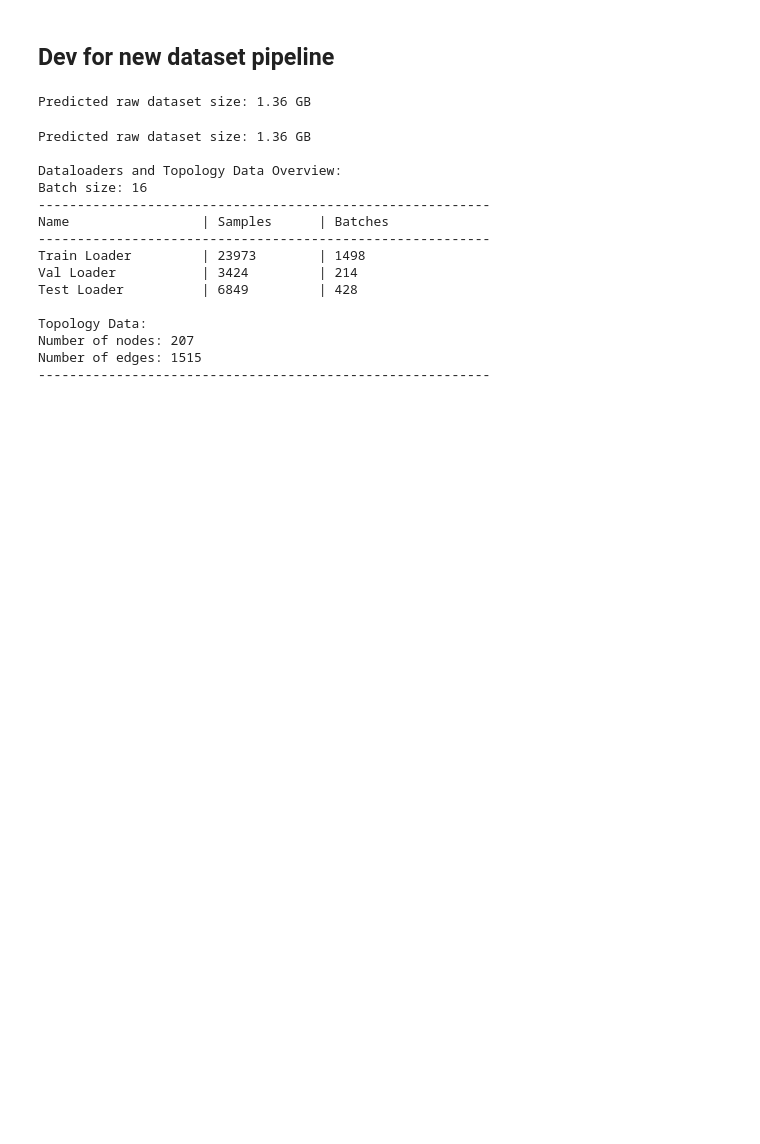
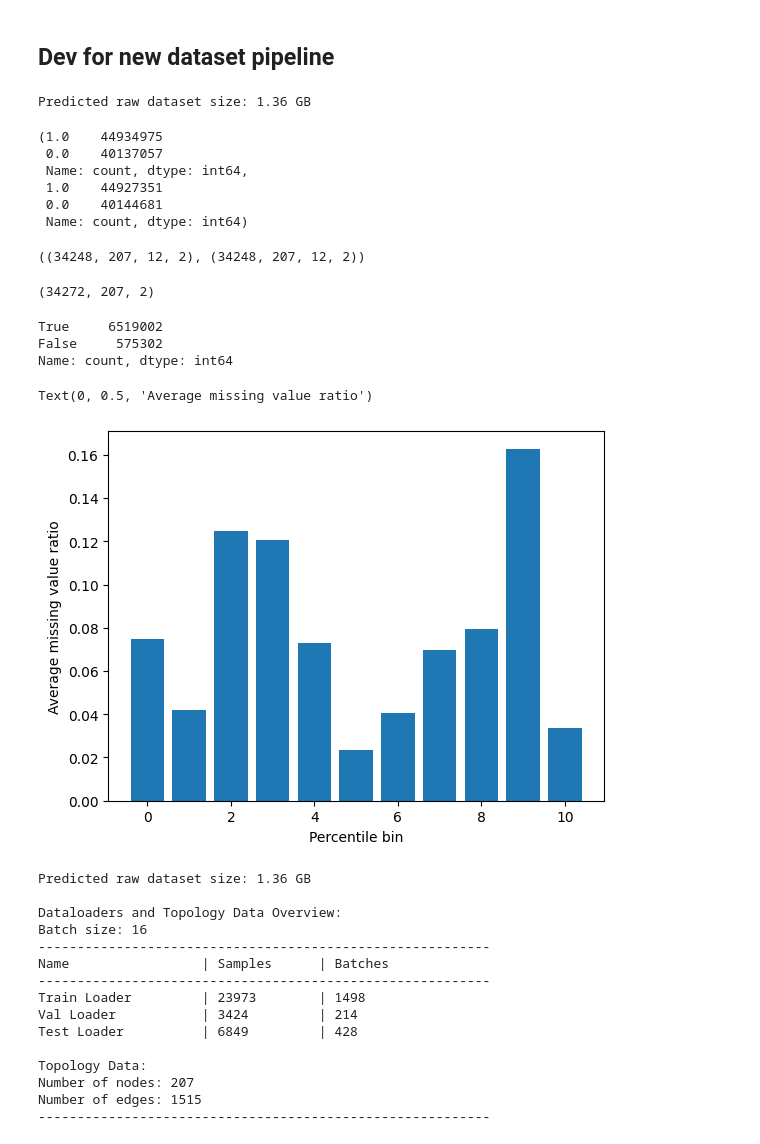
Before and after one commit to Mu-Bilal/Temporal-Graph-MLP-Mixer, a Jupyter notebook: src/TGMM-1/dev/dataset_understanding.ipynb, the cells around one changed output. Cells and saved outputs as stored; diff of their text form; code cells hidden in the pictures; blank space fills up the shorter version.

Commit message:
Added: Missing-value mask propagation to model

```diff
--- a/src/TGMM-1/dev/dataset_understanding.ipynb
+++ b/src/TGMM-1/dev/dataset_understanding.ipynb
@@ -185,5 +178,25 @@ cfg.dataset_HDTTS.mode = OmegaConf.merge(cfg.dataset_HDTTS.mode, failure_cfg)
 # %%
+from importlib import reload
+import model.dataset as dataset
+reload(dataset)
 from model.dataset import get_data_raw
-x, y, edge_index, edge_weight, n_nodes, data = get_data_raw(cfg, root='/mnt/cephfs/store/gr-mc2473/lc865/workspace/GNN/data_HDTTS')
+
+dataset = 'la'
+cfg = load_config(configs_dir='/home/lc865/workspace/DL-GNNs/Temporal-Graph-MLP-Mixer/src/TGMM-1/train/configs', dataset_name=dataset)
+
+x, y, mask_x, mask_y, edge_index, edge_weight, n_nodes, metadata = get_data_raw(cfg, root='/mnt/cephfs/store/gr-mc2473/lc865/workspace/GNN/data_HDTTS')
 # %% [output]
 Predicted raw dataset size: 1.36 GB
+# %%
+pd.Series(mask_x.flatten()).value_counts(), pd.Series(mask_y.flatten()).value_counts()
+# %% [output]
+(1.0    44934975
+ 0.0    40137057
+ Name: count, dtype: int64,
+ 1.0    44927351
+ 0.0    40144681
+ Name: count, dtype: int64)
+# %%
+x.shape, y.shape
+# %% [output]
+((34248, 207, 12, 2), (34248, 207, 12, 2))
@@ -190,3 +205,29 @@ Predicted raw dataset size: 1.36 GB
+# %%
+data = data[..., None]
+data_combined = np.concatenate([data, mask], axis=-1)
+data_combined.shape
+# %% [output]
+(34272, 207, 2)
+# %%
+import pandas as pd
+pd.Series(dataset.mask.flatten()).value_counts()
+# %% [output]
+True     6519002
+False     575302
+Name: count, dtype: int64
+# %%
+from matplotlib import pyplot as plt
+mask_sums = dataset.mask.sum(axis=1).flatten()
+n_bins = 10
+bin_size = len(mask_sums) // n_bins
+bin_averages = 1 - np.array([mask_sums[i:i+bin_size].mean() for i in range(0, len(mask_sums), bin_size)])/207
+plt.bar(range(len(bin_averages)), bin_averages)
+plt.xlabel('Percentile bin')
+plt.ylabel('Average missing value ratio')
+# plt.plot(dataset.mask.sum(axis=1).flatten())
+# %% [output]
+Text(0, 0.5, 'Average missing value ratio')
+[figure, added]
 # %%
 from importlib import reload
 import model.dataset as dataset
```
Also changed, not shown: parts of 4 cells of this notebook, 5 other files.
